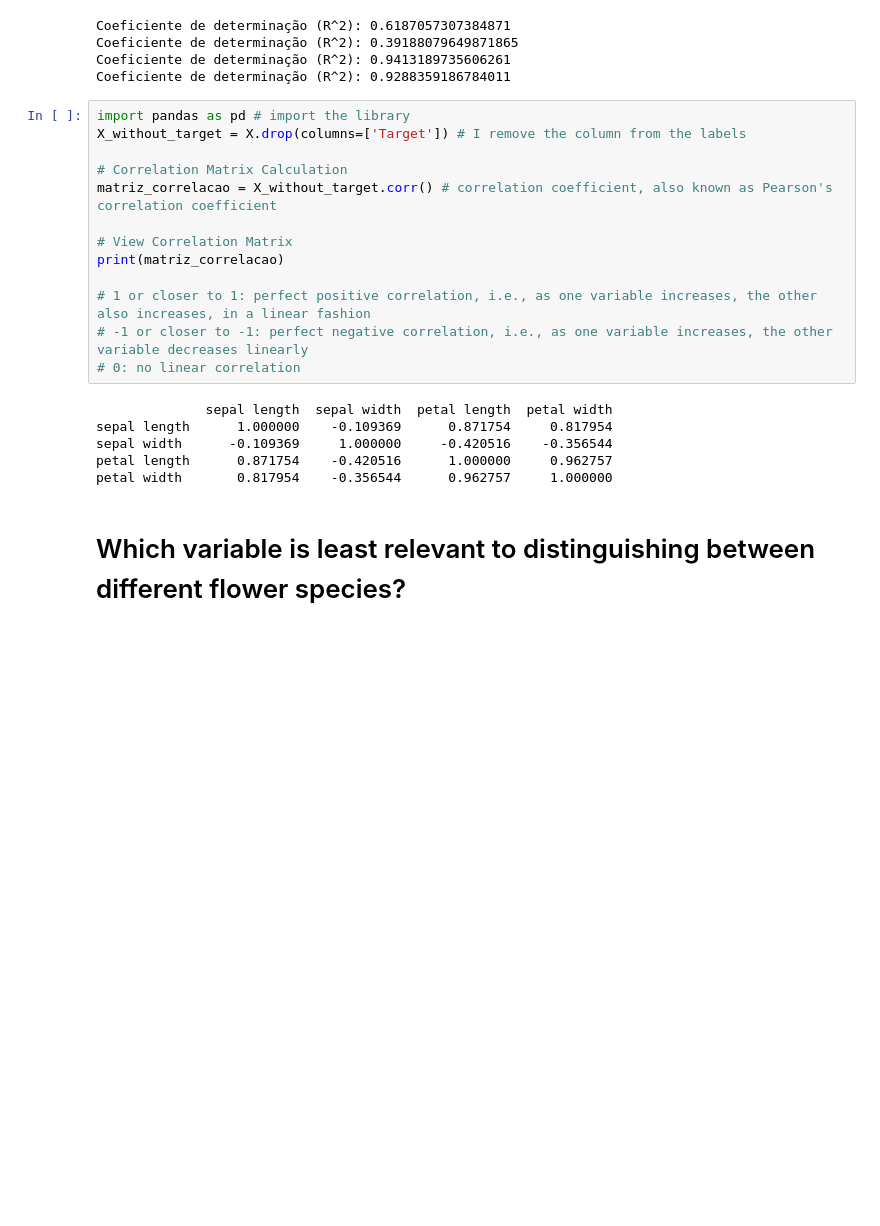
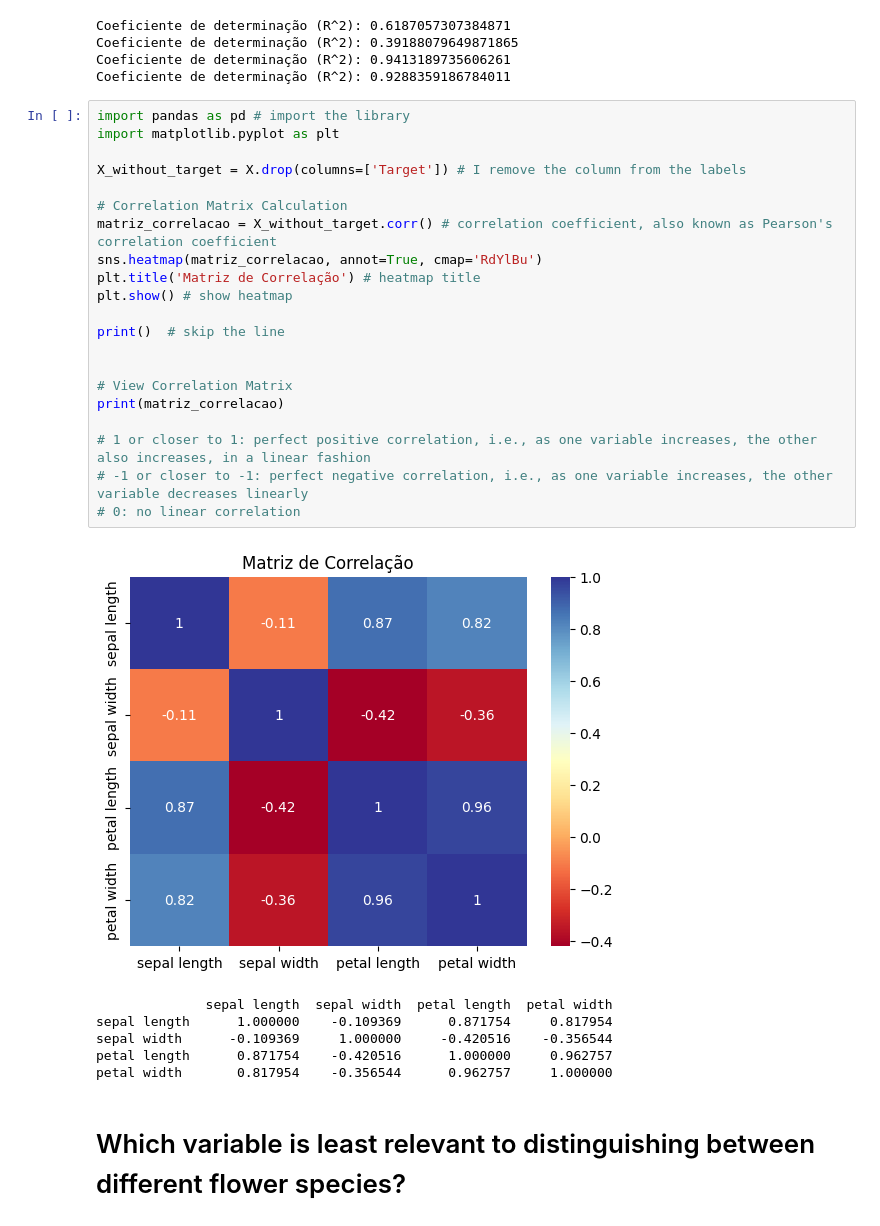
Before and after one commit to VivianeSouza923/Data-Analysis-Practices, a Jupyter notebook: Iris.ipynb, the cells around one changed output. Cells and saved outputs as stored; diff of their text form; blank space fills up the shorter version.

```diff
--- a/Iris.ipynb
+++ b/Iris.ipynb
@@ -235,18 +241,27 @@ Coeficiente de determinação (R^2): 0.9413189735606261
 Coeficiente de determinação (R^2): 0.9288359186784011
 # %%
 import pandas as pd # import the library
+import matplotlib.pyplot as plt
+
 X_without_target = X.drop(columns=['Target']) # I remove the column from the labels
 
 # Correlation Matrix Calculation
 matriz_correlacao = X_without_target.corr() # correlation coefficient, also known as Pearson's correlation coefficient
+sns.heatmap(matriz_correlacao, annot=True, cmap='RdYlBu')
+plt.title('Matriz de Correlação') # heatmap title
+plt.show() # show heatmap
+
+print()  # skip the line
+
 
 # View Correlation Matrix
 print(matriz_correlacao)
 
 # 1 or closer to 1: perfect positive correlation, i.e., as one variable increases, the other also increases, in a linear fashion
 # -1 or closer to -1: perfect negative correlation, i.e., as one variable increases, the other variable decreases linearly
 # 0: no linear correlation
 # %% [output]
+[figure, added]
               sepal length  sepal width  petal length  petal width
 sepal length      1.000000    -0.109369      0.871754     0.817954
 sepal width      -0.109369     1.000000     -0.420516    -0.356544
```
Also changed, not shown: parts of 25 cells of this notebook.
